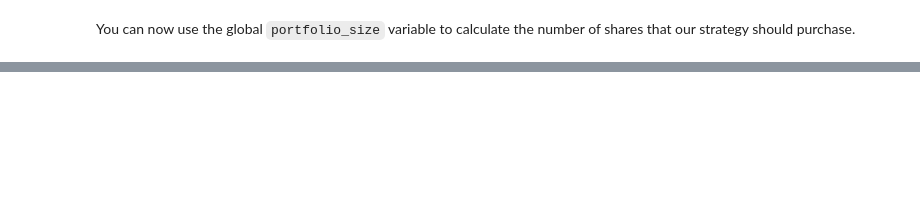
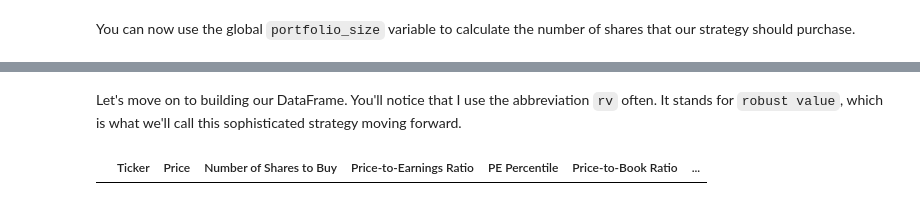
Before and after one commit to nickmccullum/algorithmic-trading-python, a Jupyter notebook: finished_files/003_quantitative_value_strategy.ipynb, the cells around one changed output, grey strips where cells are left out. Saved outputs shown, nothing was run; the diff lists cells and outputs as text; code cells hidden in the pictures; blank space fills up the shorter version.

Commit message:
started building final value dataframe

```diff
--- a/finished_files/003_quantitative_value_strategy.ipynb
+++ b/finished_files/003_quantitative_value_strategy.ipynb
@@ -176,0 +239,51 @@ final_dataframe
+# %% [markdown]
+Let's move on to building our DataFrame. You'll notice that I use the abbreviation `rv` often. It stands for `robust value`, which is what we'll call this sophisticated strategy moving forward.
+# %%
+rv_columns = [
+                'Ticker',
+                'Price',
+                'Number of Shares to Buy',
+                'Price-to-Earnings Ratio',
+                'PE Percentile',
+                'Price-to-Book Ratio',
+                'PB Percentile',
+                'EV/EBIT',
+                'EV/EBIT Percentile',
+                'EV/FCF',
+                'EV/FCF Percentile',
+                'EV/GP',
+                'EV/GP Percentile',
+                'RV Score'
+                ]
+
+rv_dataframe = pd.DataFrame(columns = rv_columns)
+
+for symbol_string in symbol_strings:
+#     print(symbol_strings)
+    batch_api_call_url = f'https://sandbox.iexapis.com/stable/stock/market/batch/?types=stats,quote&symbols={symbol_string}&token={IEX_CLOUD_API_TOKEN}'
+    data = requests.get(batch_api_call_url).json()
+    for symbol in symbol_string.split(','):
+        rv_dataframe = rv_dataframe.append(
+                                        pd.Series([
+                                                    symbol,
+                                                    data[symbol]['quote']['latestPrice'],
+                                                    'N/A',
+                                                    'Price-to-Earnings Ratio',
+                                                    'PE Percentile',
+                                                    'Price-to-Book Ratio',
+                                                    'PB Percentile',
+                                                    'EV/EBIT',
+                                                    'EV/EBIT Percentile',
+                                                    'EV/FCF',
+                                                    'EV/FCF Percentile',
+                                                    'EV/GP',
+                                                    'EV/GP Percentile',
+                                                    'RV Score'
+                                                   ],
+                                                  index = rv_columns),
+                                        ignore_index = True)
+
+
+rv_dataframe
+# %% [output]
+|  | Ticker | Price | Number of Shares to Buy | Price-to-Earnings Ratio | PE Percentile | Price-to-Book Ratio | ... |
```
Also changed, not shown: parts of 8 cells of this notebook.
